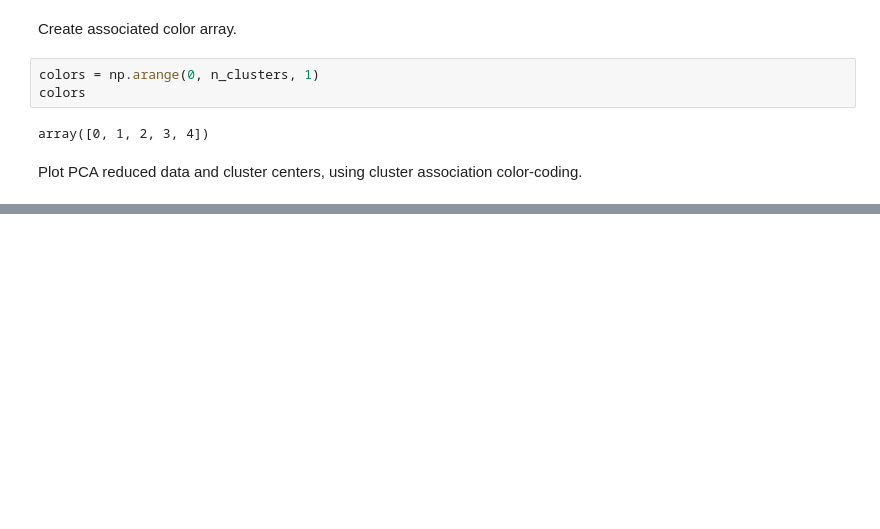
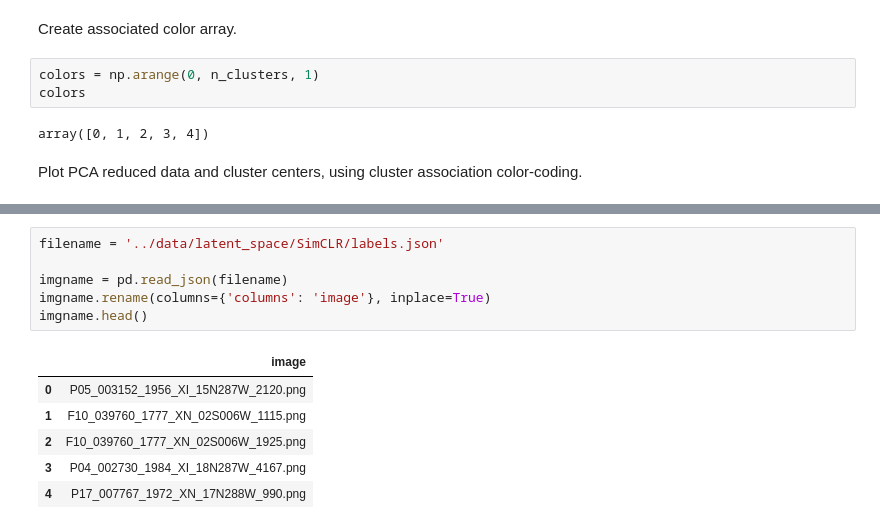
Before and after one commit to chbrandt/HackThePlanets2022, a Jupyter notebook: notebooks/pca_kmeans_sklearn.ipynb, the cells around one changed output, grey strips where cells are left out. Saved outputs shown, nothing was run; the diff lists cells and outputs as text; blank space fills up the shorter version.

```diff
--- a/notebooks/pca_kmeans_sklearn.ipynb
+++ b/notebooks/pca_kmeans_sklearn.ipynb
@@ -218,0 +227,13 @@ plt.show()
+# %%
+filename = '../data/latent_space/SimCLR/labels.json'
+
+imgname = pd.read_json(filename)
+imgname.rename(columns={'columns': 'image'}, inplace=True)
+imgname.head()
+# %% [output]
+|  | image |
+| 0 | P05_003152_1956_XI_15N287W_2120.png |
+| 1 | F10_039760_1777_XN_02S006W_1115.png |
+| 2 | F10_039760_1777_XN_02S006W_1925.png |
+| 3 | P04_002730_1984_XI_18N287W_4167.png |
+| 4 | P17_007767_1972_XN_17N288W_990.png |
```
Also changed, not shown: parts of 22 cells of this notebook.
